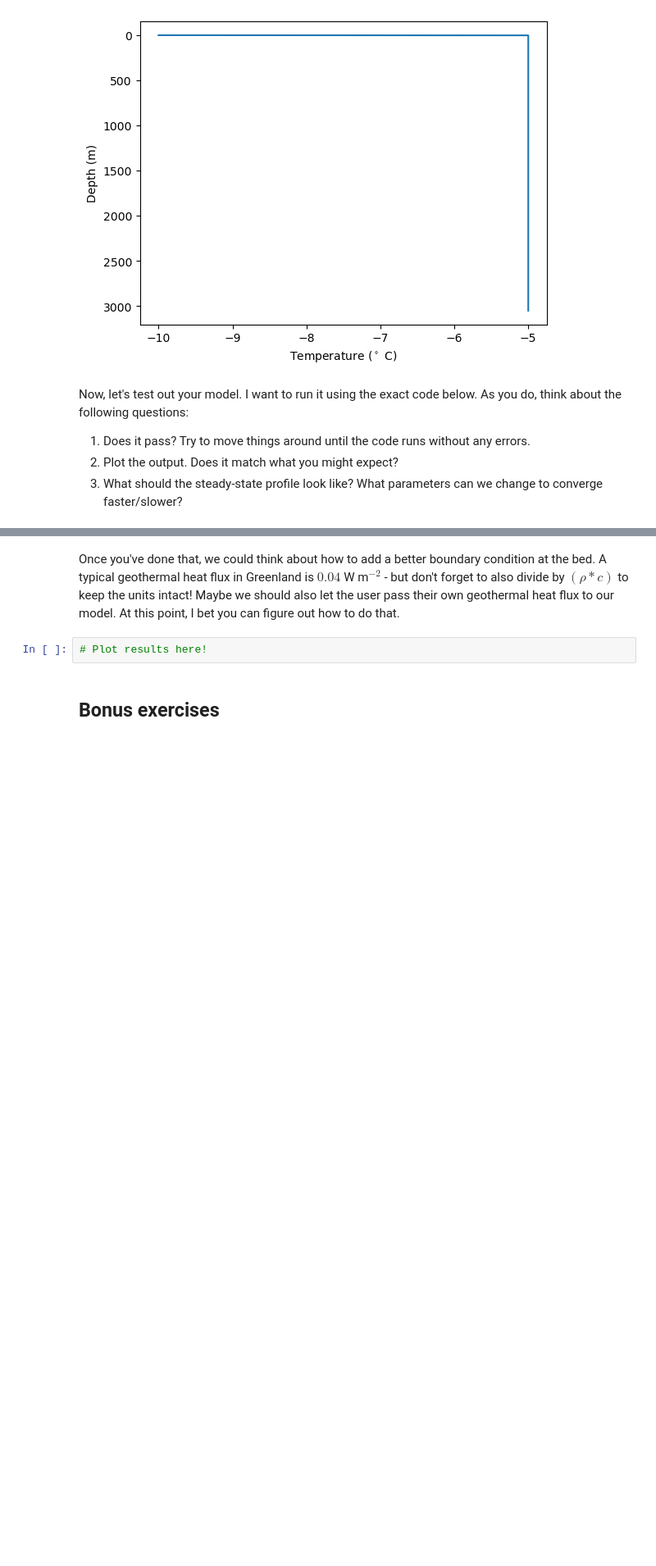
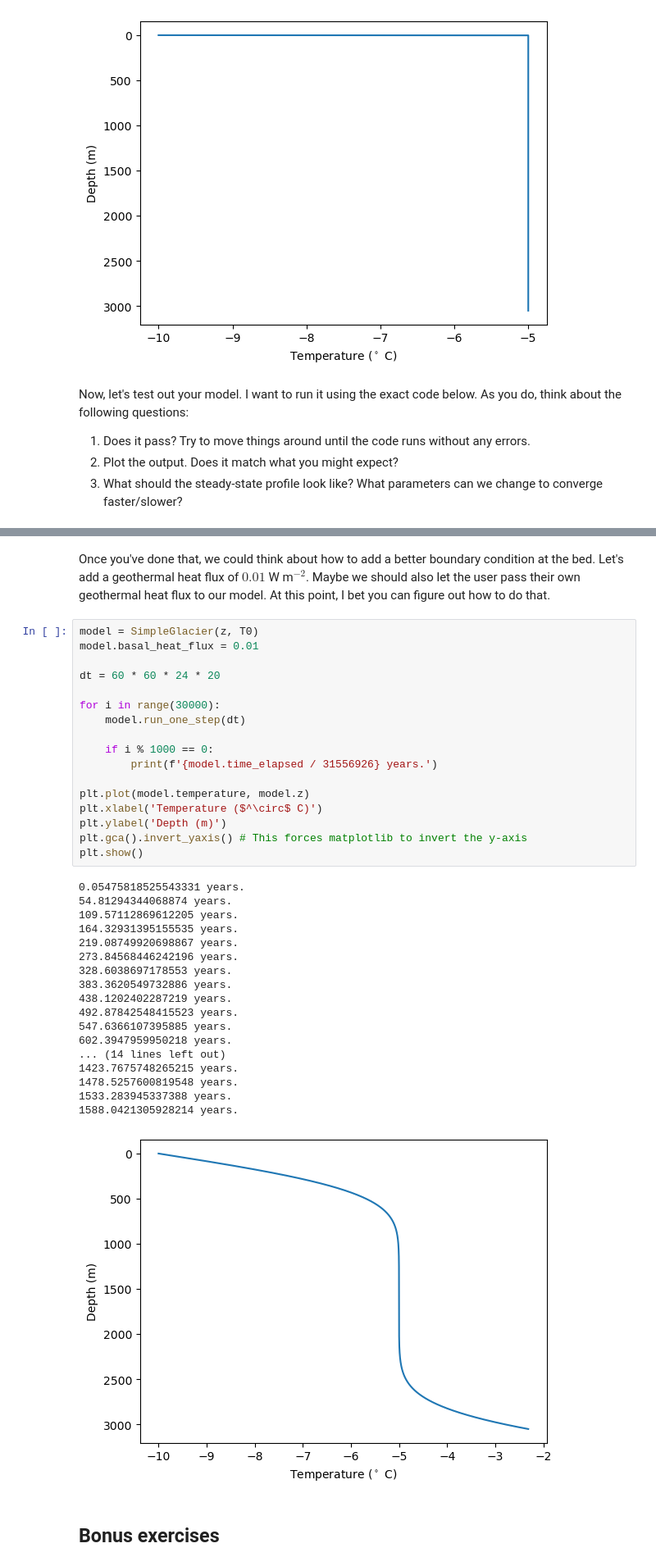
Before and after one commit to csdms/ivy, a Jupyter notebook: lessons/python/yet_another_oop.ipynb, the cells around one changed output, grey strips where cells are left out. Shown: that part at 82% size. Saved outputs shown, nothing was run; the diff lists cells and outputs as text; blank space fills up the shorter version.

```diff
--- a/lessons/python/yet_another_oop.ipynb
+++ b/lessons/python/yet_another_oop.ipynb
@@ -334,7 +381,41 @@ AttributeError: 'SimpleGlacier' object has no attribute 'time_elapsed'
 # %% [markdown]
-Once you've done that, we could think about how to add a better boundary condition at the bed. A typical geothermal heat flux in Greenland is $0.04$ W m$^{-2}$ - but don't forget to also divide by $(\rho * c)$ to keep the units intact! Maybe we should also let the user pass their own geothermal heat flux to our model. At this point, I bet you can figure out how to do that.
+Once you've done that, we could think about how to add a better boundary condition at the bed. Let's add a geothermal heat flux of $0.01$ W m$^{-2}$. Maybe we should also let the user pass their own geothermal heat flux to our model. At this point, I bet you can figure out how to do that.
-# %%
-# Plot results here!
+# %%
+model = SimpleGlacier(z, T0)
+model.basal_heat_flux = 0.01
+
+dt = 60 * 60 * 24 * 20
+
+for i in range(30000):
+    model.run_one_step(dt)
+
+    if i % 1000 == 0:
+        print(f'{model.time_elapsed / 31556926} years.')
+
+plt.plot(model.temperature, model.z)
+plt.xlabel('Temperature ($^\circ$ C)')
+plt.ylabel('Depth (m)')
+plt.gca().invert_yaxis() # This forces matplotlib to invert the y-axis
+plt.show()
+# %% [output]
+0.05475818525543331 years.
+54.81294344068874 years.
+109.57112869612205 years.
+164.32931395155535 years.
+219.08749920698867 years.
+273.84568446242196 years.
+328.6038697178553 years.
+383.3620549732886 years.
+438.1202402287219 years.
+492.87842548415523 years.
+547.6366107395885 years.
+602.3947959950218 years.
+... (14 lines left out)
+1423.7675748265215 years.
+1478.5257600819548 years.
+1533.283945337388 years.
+1588.0421305928214 years.
+[figure, added]
 # %% [markdown]
 ## Bonus exercises
 # %% [markdown]
```
Also changed, not shown: parts of 2 cells of this notebook.
